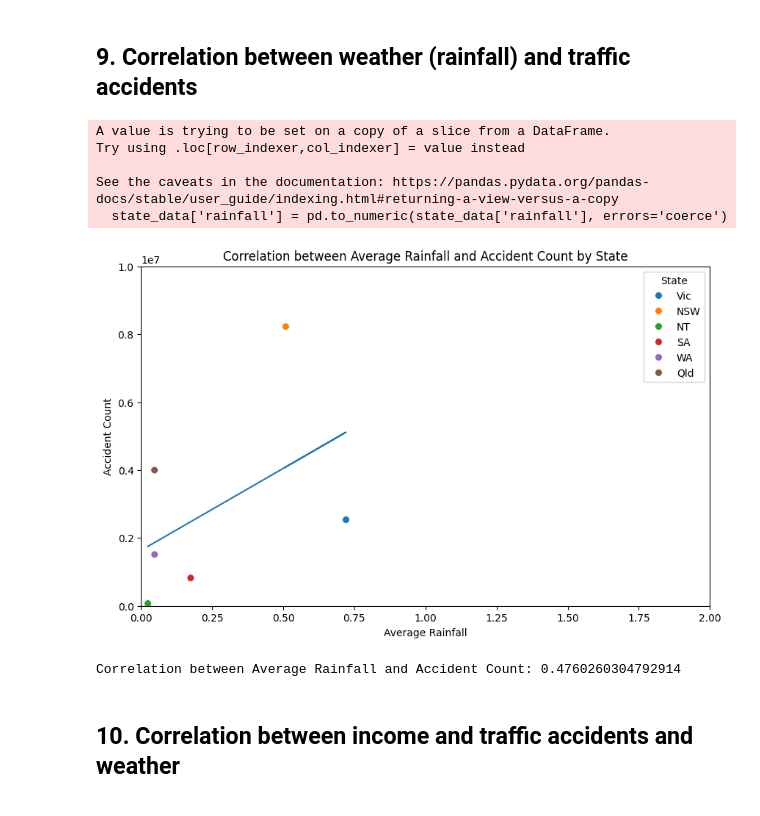
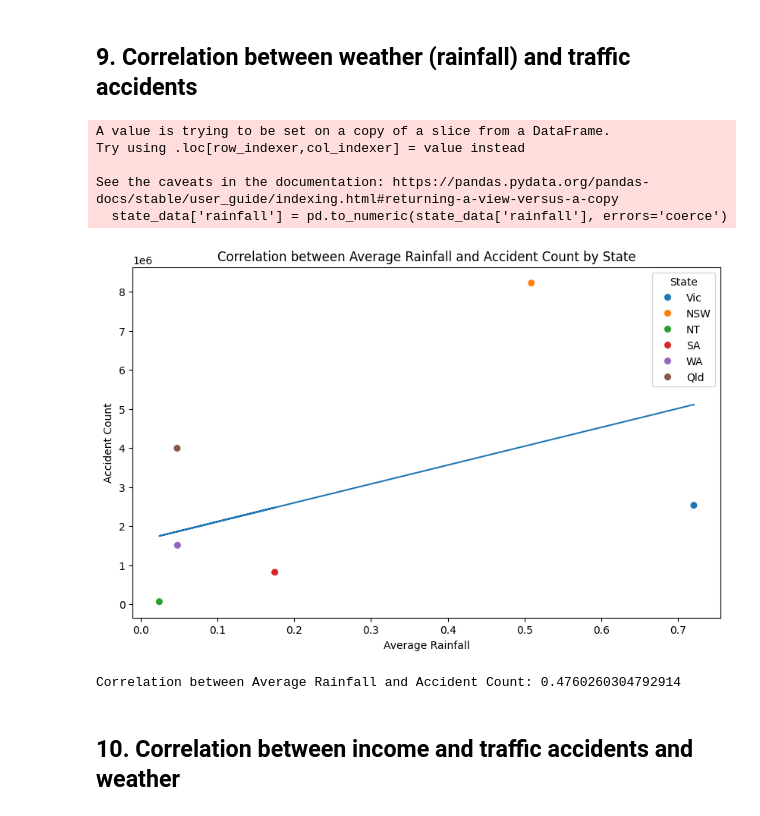
Before and after one commit to BunniYubel/CloudComputingA2, a Jupyter notebook: Data_Visualisation.ipynb, the cells around one changed output. Drawn from its saved outputs; the diff is of its cells as text; code cells hidden in the pictures.

```diff
--- a/Data_Visualization.ipynb
+++ b/Data_Visualisation.ipynb
@@ -469,35 +469,38 @@ for state in unique_values:
     count_accident = (state_data['State'] == state).sum()
 
     mean_data_list.append({'State': state, 'mean_rainfall': mean_rainfall, 'count_accident': count_accident})
 
 # Convert the list to a DataFrame for plotting
 mean_data_df = pd.DataFrame(mean_data_list)
 
 # Plotting
 plt.figure(figsize=(10, 6))
 m,b = np.polyfit(mean_data_df['mean_rainfall'], mean_data_df['count_accident'], 1)
-plt.plot(x,m*x+b)
+plt.plot(mean_data_df['mean_rainfall'], m*mean_data_df['mean_rainfall'] + b)
 sns.scatterplot(x='mean_rainfall', y='count_accident', hue='State', data=mean_data_df, s=50)
 plt.title('Correlation between Average Rainfall and Accident Count by State')
 plt.xlabel('Average Rainfall')
 plt.ylabel('Accident Count')
+# ax = plt.gca()
+# ax.set_xlim([0, 1])
+# ax.set_ylim([0, 10000000])
 plt.legend(title='State')
 plt.show()
 
 # Drop any rows with NaN values that could have arisen from the mean calculation
 mean_data_df.dropna(inplace=True)
 
 # Calculate the Pearson correlation coefficient
 correlation = mean_data_df['mean_rainfall'].corr(mean_data_df['count_accident'])
 
 print(f"Correlation between Average Rainfall and Accident Count: {correlation}")
 # %% [output]
 A value is trying to be set on a copy of a slice from a DataFrame.
 Try using .loc[row_indexer,col_indexer] = value instead
 
 See the caveats in the documentation: https://pandas.pydata.org/pandas-docs/stable/user_guide/indexing.html#returning-a-view-versus-a-copy
   state_data['rainfall'] = pd.to_numeric(state_data['rainfall'], errors='coerce')
-[figure, old version]
+[figure, new version]
 Correlation between Average Rainfall and Accident Count: 0.4760260304792914
 # %% [markdown]
 ## 10. Correlation between income and traffic accidents and weather
```
